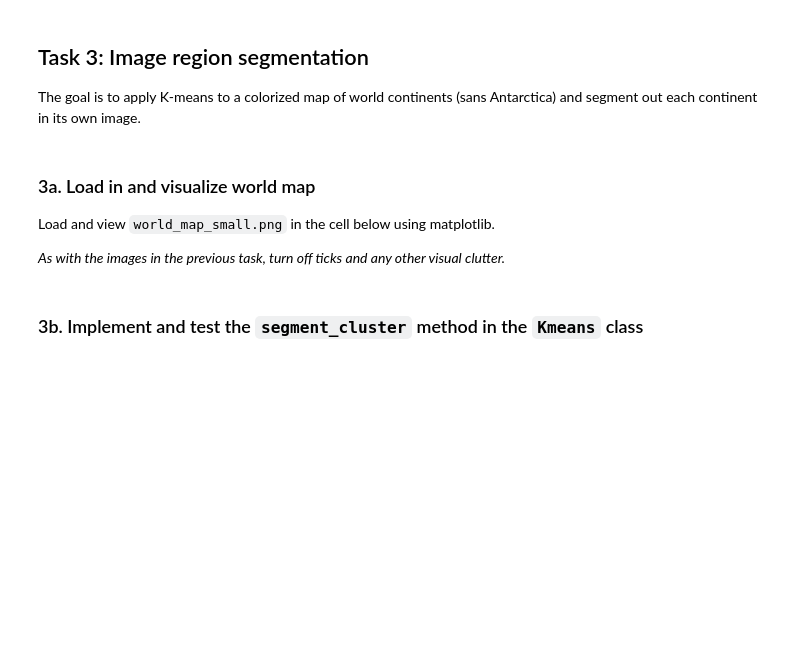
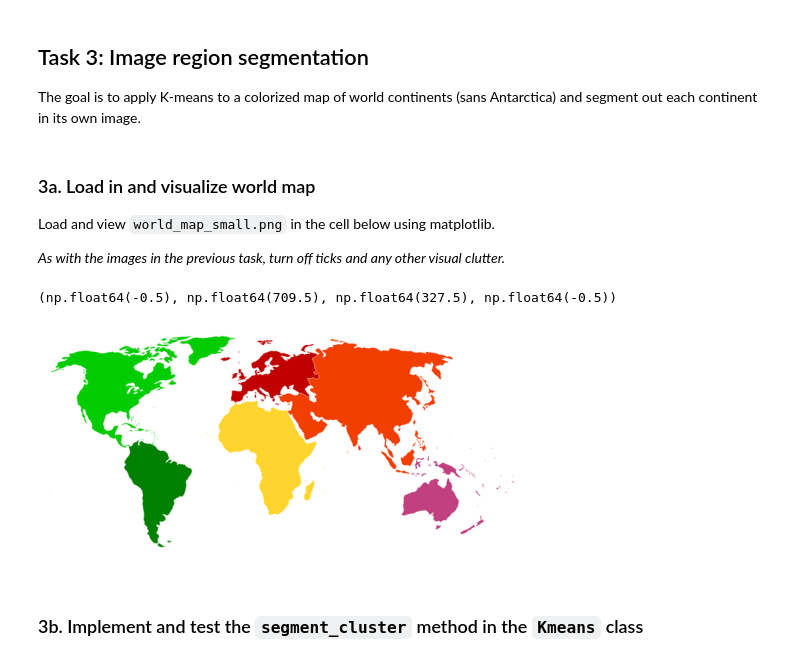
Before and after one commit to Mickey-Zhaang/ColbyCollege_CS252, a Jupyter notebook: Projct3/image_segmentation.ipynb, the cells around one changed output. Cells and saved outputs as stored; diff of their text form; code cells hidden in the pictures; blank space fills up the shorter version.

```diff
--- a/Projct3/image_segmentation.ipynb
+++ b/Projct3/image_segmentation.ipynb
@@ -102,3 +136,11 @@ Load and view `world_map_small.png` in the cell below using matplotlib.
+# %%
+# YOUR CODE HERE
+world = np.array(imread("assets/world_map_small.png"))
+plt.imshow(world)
+plt.axis("off")
+# %% [output]
+(np.float64(-0.5), np.float64(709.5), np.float64(327.5), np.float64(-0.5))
+[figure, added]
 # %% [markdown]
 ### 3b. Implement and test the `segment_cluster` method in the `Kmeans` class
 # %% [markdown]
```
Also changed, not shown: parts of 18 cells of this notebook, 4 other files.
